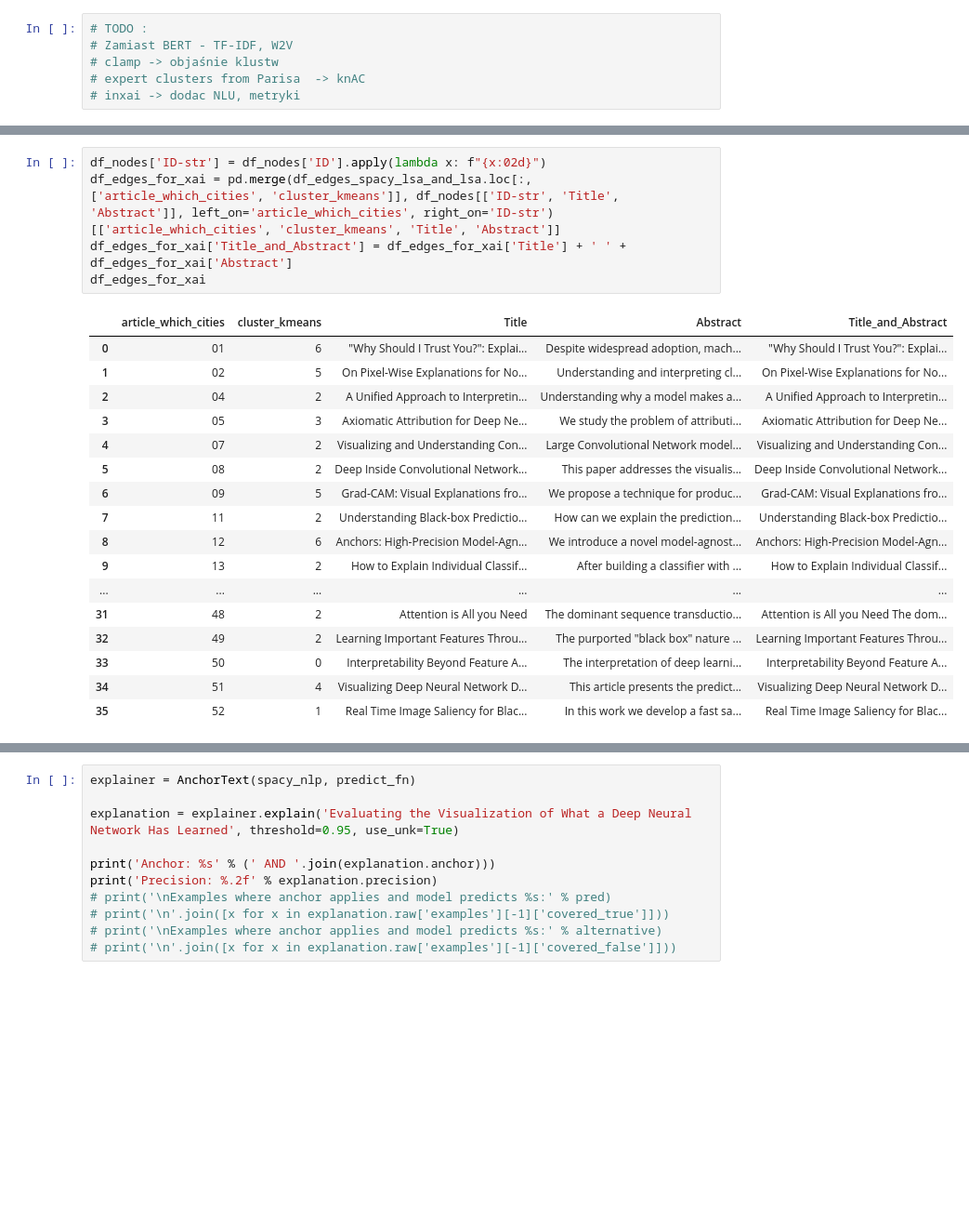
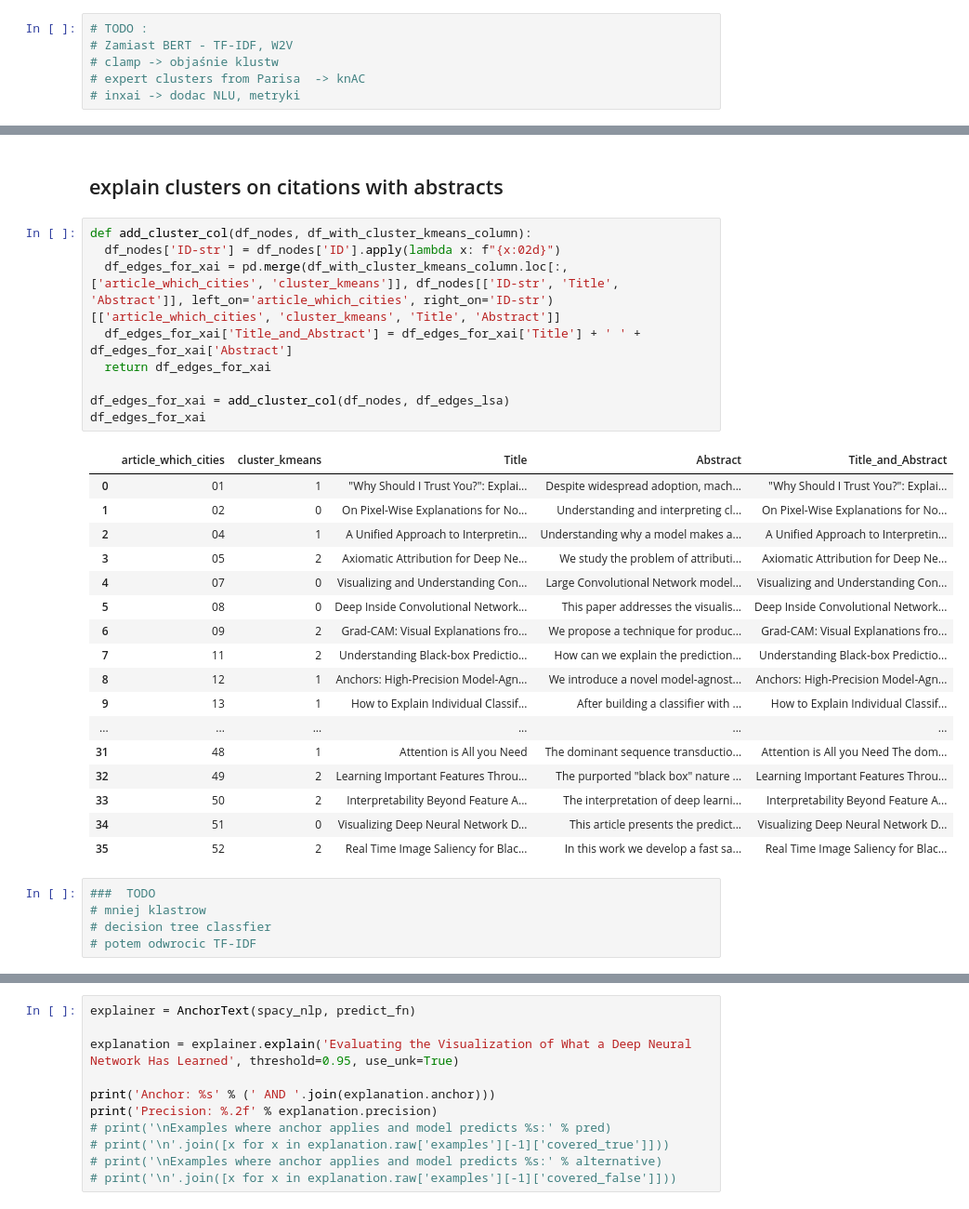
Before and after one commit to mozo64/xai-survey, a Jupyter notebook: src/clustering.ipynb, the cells around one changed output, grey strips where cells are left out. Shown at 93% size. Saved outputs shown, nothing was run; the diff lists cells and outputs as text; blank space fills up the shorter version.

```diff
--- a/src/clustering.ipynb
+++ b/src/clustering.ipynb
@@ -571,24 +550,35 @@ df_nodes
+# %% [markdown]
+## explain clusters on citations with abstracts
 # %%
-df_nodes['ID-str'] = df_nodes['ID'].apply(lambda x: f"{x:02d}")
-df_edges_for_xai = pd.merge(df_edges_spacy_lsa_and_lsa.loc[:, ['article_which_cities', 'cluster_kmeans']], df_nodes[['ID-str', 'Title', 'Abstract']], left_on='article_which_cities', right_on='ID-str')[['article_which_cities', 'cluster_kmeans', 'Title', 'Abstract']]
-df_edges_for_xai['Title_and_Abstract'] = df_edges_for_xai['Title'] + ' ' + df_edges_for_xai['Abstract']
+def add_cluster_col(df_nodes, df_with_cluster_kmeans_column):
+  df_nodes['ID-str'] = df_nodes['ID'].apply(lambda x: f"{x:02d}")
+  df_edges_for_xai = pd.merge(df_with_cluster_kmeans_column.loc[:, ['article_which_cities', 'cluster_kmeans']], df_nodes[['ID-str', 'Title', 'Abstract']], left_on='article_which_cities', right_on='ID-str')[['article_which_cities', 'cluster_kmeans', 'Title', 'Abstract']]
+  df_edges_for_xai['Title_and_Abstract'] = df_edges_for_xai['Title'] + ' ' + df_edges_for_xai['Abstract']
+  return df_edges_for_xai
+
+df_edges_for_xai = add_cluster_col(df_nodes, df_edges_lsa)
 df_edges_for_xai
 # %% [output]
 |  | article_which_cities | cluster_kmeans | Title | Abstract | Title_and_Abstract |
-| 0 | 01 | 6 | "Why Should I Trust You?": Explai... | Despite widespread adoption, mach... | "Why Should I Trust You?": Explai... |
-| 1 | 02 | 5 | On Pixel-Wise Explanations for No... | Understanding and interpreting cl... | On Pixel-Wise Explanations for No... |
-| 2 | 04 | 2 | A Unified Approach to Interpretin... | Understanding why a model makes a... | A Unified Approach to Interpretin... |
-| 3 | 05 | 3 | Axiomatic Attribution for Deep Ne... | We study the problem of attributi... | Axiomatic Attribution for Deep Ne... |
-| 4 | 07 | 2 | Visualizing and Understanding Con... | Large Convolutional Network model... | Visualizing and Understanding Con... |
-| 5 | 08 | 2 | Deep Inside Convolutional Network... | This paper addresses the visualis... | Deep Inside Convolutional Network... |
-| 6 | 09 | 5 | Grad-CAM: Visual Explanations fro... | We propose a technique for produc... | Grad-CAM: Visual Explanations fro... |
+| 0 | 01 | 1 | "Why Should I Trust You?": Explai... | Despite widespread adoption, mach... | "Why Should I Trust You?": Explai... |
+| 1 | 02 | 0 | On Pixel-Wise Explanations for No... | Understanding and interpreting cl... | On Pixel-Wise Explanations for No... |
+| 2 | 04 | 1 | A Unified Approach to Interpretin... | Understanding why a model makes a... | A Unified Approach to Interpretin... |
+| 3 | 05 | 2 | Axiomatic Attribution for Deep Ne... | We study the problem of attributi... | Axiomatic Attribution for Deep Ne... |
+| 4 | 07 | 0 | Visualizing and Understanding Con... | Large Convolutional Network model... | Visualizing and Understanding Con... |
+| 5 | 08 | 0 | Deep Inside Convolutional Network... | This paper addresses the visualis... | Deep Inside Convolutional Network... |
+| 6 | 09 | 2 | Grad-CAM: Visual Explanations fro... | We propose a technique for produc... | Grad-CAM: Visual Explanations fro... |
 | 7 | 11 | 2 | Understanding Black-box Predictio... | How can we explain the prediction... | Understanding Black-box Predictio... |
-| 8 | 12 | 6 | Anchors: High-Precision Model-Agn... | We introduce a novel model-agnost... | Anchors: High-Precision Model-Agn... |
-| 9 | 13 | 2 | How to Explain Individual Classif... | After building a classifier with ... | How to Explain Individual Classif... |
+| 8 | 12 | 1 | Anchors: High-Precision Model-Agn... | We introduce a novel model-agnost... | Anchors: High-Precision Model-Agn... |
+| 9 | 13 | 1 | How to Explain Individual Classif... | After building a classifier with ... | How to Explain Individual Classif... |
 | ... | ... | ... | ... | ... | ... |
-| 31 | 48 | 2 | Attention is All you Need | The dominant sequence transductio... | Attention is All you Need The dom... |
+| 31 | 48 | 1 | Attention is All you Need | The dominant sequence transductio... | Attention is All you Need The dom... |
 | 32 | 49 | 2 | Learning Important Features Throu... | The purported "black box" nature ... | Learning Important Features Throu... |
-| 33 | 50 | 0 | Interpretability Beyond Feature A... | The interpretation of deep learni... | Interpretability Beyond Feature A... |
-| 34 | 51 | 4 | Visualizing Deep Neural Network D... | This article presents the predict... | Visualizing Deep Neural Network D... |
-| 35 | 52 | 1 | Real Time Image Saliency for Blac... | In this work we develop a fast sa... | Real Time Image Saliency for Blac... |
+| 33 | 50 | 2 | Interpretability Beyond Feature A... | The interpretation of deep learni... | Interpretability Beyond Feature A... |
+| 34 | 51 | 0 | Visualizing Deep Neural Network D... | This article presents the predict... | Visualizing Deep Neural Network D... |
+| 35 | 52 | 2 | Real Time Image Saliency for Blac... | In this work we develop a fast sa... | Real Time Image Saliency for Blac... |
+# %%
+###  TODO
+# mniej klastrow
+# decision tree classfier
+# potem odwrocic TF-IDF
 # %%
```
Also changed, not shown: parts of 25 cells of this notebook.
